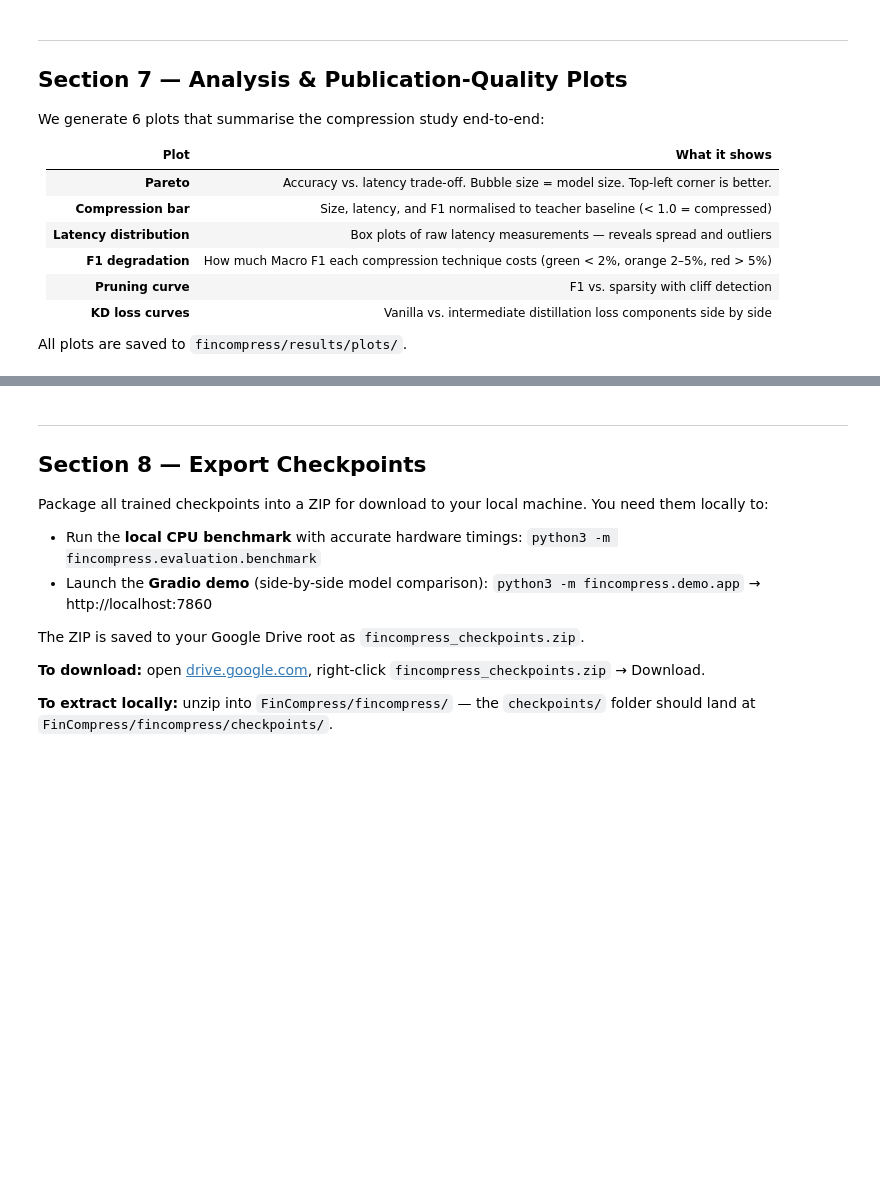
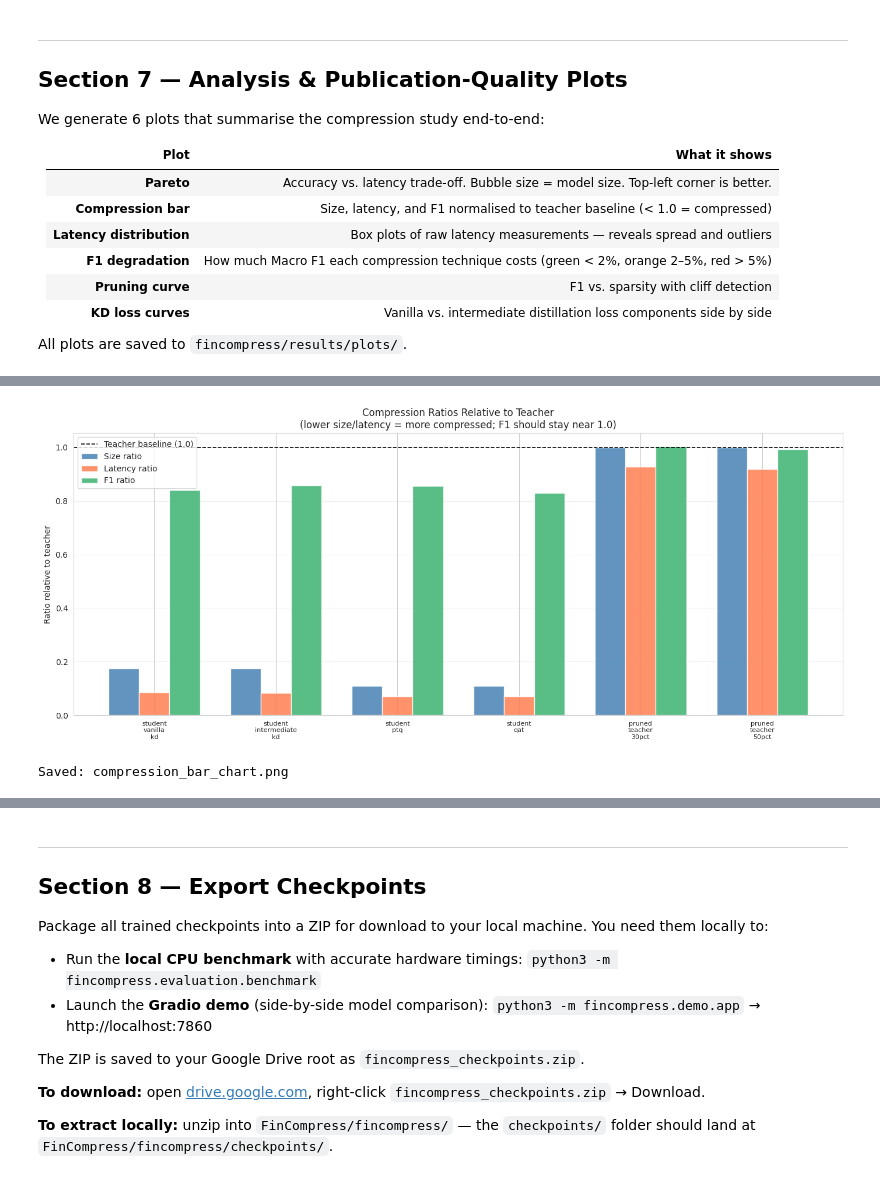
Before and after one commit to Rohanjain2312/FinCompress, a Jupyter notebook: notebooks/fincompress_complete.ipynb, the cells around one changed output, grey strips where cells are left out. Cells and saved outputs as stored; diff of their text form; code cells hidden in the pictures; blank space fills up the shorter version.

```diff
--- a/notebooks/fincompress_complete.ipynb
+++ b/notebooks/fincompress_complete.ipynb
@@ -812,37 +1047,40 @@ print("Saved: pareto_plot.png")
 # %%
 # ── Section 7b: Plot 2 — Compression Bar Chart ───────────────────────────────
 # All metrics normalised to teacher = 1.0 baseline.
 # Size ratio < 1 = model is smaller. Latency ratio < 1 = model is faster.
 # F1 ratio should stay as close to 1.0 as possible.
 
-teacher_row = df[df['model'] == 'teacher'].iloc[0]
+teacher_row = df[df['model_name'] == 'teacher'].iloc[0]
 t_size = teacher_row.get('size_mb', 1)
 t_lat  = teacher_row.get('cpu_latency_ms_median', teacher_row.get('latency_ms', 1))
 t_f1   = teacher_row.get('macro_f1', 1)
 
-others = df[df['model'] != 'teacher']
-models_list = others['model'].tolist()
-rows_list   = [others[others['model'] == m].iloc[0] for m in models_list]
+others = df[df['model_name'] != 'teacher']
+models_list = others['model_name'].tolist()
+rows_list   = [others[others['model_name'] == m].iloc[0] for m in models_list]
 
 size_ratios = [r.get('size_mb', 0) / t_size for r in rows_list]
 lat_ratios  = [r.get('cpu_latency_ms_median', r.get('latency_ms', 0)) / t_lat for r in rows_list]
 f1_ratios   = [r.get('macro_f1', 0) / t_f1 for r in rows_list]
 
 x     = np.arange(len(models_list)); width = 0.25
 fig, ax = plt.subplots(figsize=(14, 6))
 b1 = ax.bar(x - width, size_ratios, width, label='Size ratio',    color='steelblue',     alpha=0.85)
 b2 = ax.bar(x,         lat_ratios,  width, label='Latency ratio', color='coral',          alpha=0.85)
 b3 = ax.bar(x + width, f1_ratios,   width, label='F1 ratio',      color='mediumseagreen', alpha=0.85)
 ax.axhline(y=1.0, color='black', linestyle='--', linewidth=1.2, label='Teacher baseline (1.0)')
 ax.set_xticks(x)
 ax.set_xticklabels([m.replace('_', '\n') for m in models_list], fontsize=8)
 ax.set_ylabel('Ratio relative to teacher')
 ax.set_title('Compression Ratios Relative to Teacher\n(lower size/latency = more compressed; F1 should stay near 1.0)')
 ax.legend(); ax.grid(True, axis='y', alpha=0.3)
 plt.tight_layout()
 plt.savefig(PLOTS_DIR / 'compression_bar_chart.png', dpi=DPI, bbox_inches='tight')
 plt.show()
 print("Saved: compression_bar_chart.png")
+# %% [output]
+[figure, added]
+Saved: compression_bar_chart.png
 # %%
 # ── Section 7c: Plot 3 — Latency Distribution Box Plots ──────────────────────
 # Box plots of raw per-sample latency measurements for each model.
```
Also changed, not shown: parts of 30 cells of this notebook, 8 other files.
